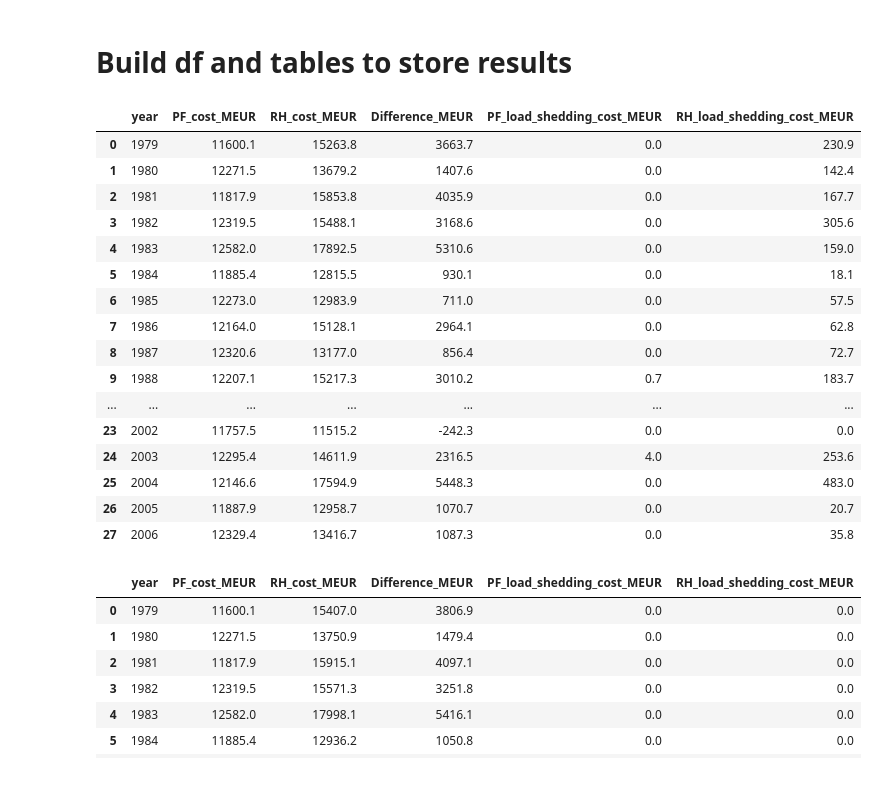
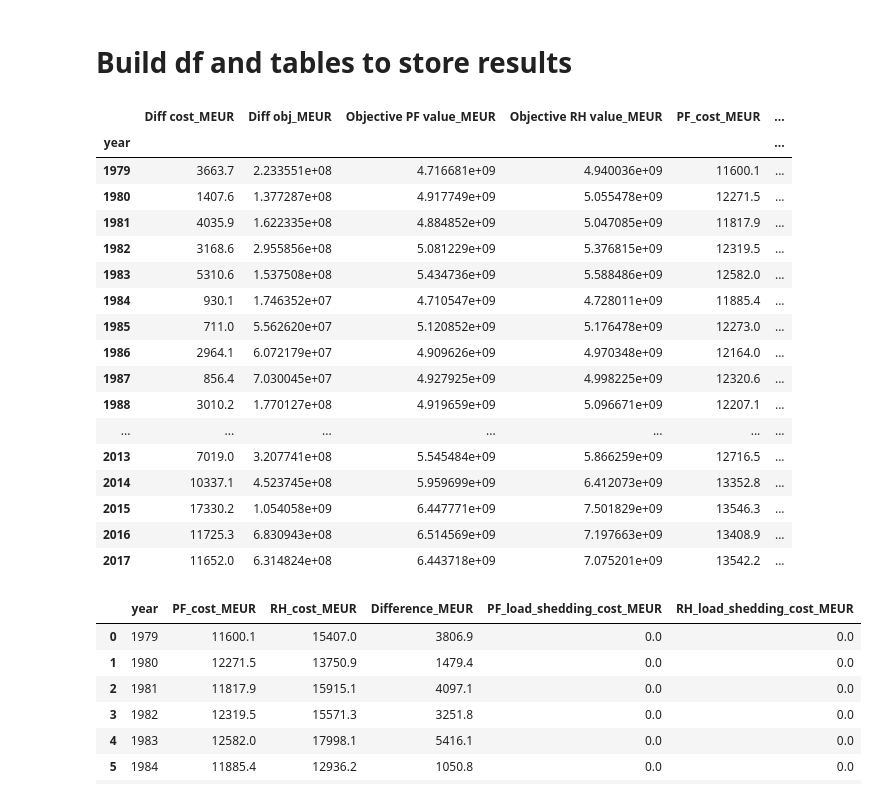
Before and after one commit to jonathangadfelt/MSc-thesis-Jonathan-Gadfelt, a Jupyter notebook: RLH_results.ipynb, the cells around one changed output. Cells and saved outputs as stored; diff of their text form; code cells hidden in the pictures.

```diff
--- a/RLH_results.ipynb
+++ b/RLH_results.ipynb
@@ -103,7 +82,7 @@ AttributeError: 'Network' object has no attribute '_rolling_runs'
 # Results storage
 results = []
 
-for year in weather_years[:28]:  # Limiting to first 28 years for quicker testing
+for year in weather_years:  # Limiting to first 28 years for quicker testing
     pf_net = networks_pf[year]
     rh_net = networks_rh[year]
 
@@ -115,52 +94,58 @@ for year in weather_years[:28]:  # Limiting to first 28 years for quicker testin
     diff = rh_cost - pf_cost
 
     # Load shedding cost for RH model
     if "load shedding" in rh_net.generators.index:
         ls_dispatch_rh = rh_net.generators_t.p["load shedding"]
         ls_cost_rh = rh_net.generators.at["load shedding", "marginal_cost"]
         ls_total_cost_rh = (ls_dispatch_rh * ls_cost_rh).sum() / 1e6
     else:
         ls_total_cost_rh = 0.0
 
     # Load shedding cost for PF model
     if "load shedding" in pf_net.generators.index:
         ls_dispatch_pf = pf_net.generators_t.p["load shedding"]
         ls_cost_pf = pf_net.generators.at["load shedding", "marginal_cost"]
         ls_total_cost_pf = (ls_dispatch_pf * ls_cost_pf).sum() / 1e6
     else:
         ls_total_cost_pf = 0.0
 
     results.append({
         'year': year,
-        #'Objective value_MEUR': round(pf_net.objective, 1),
+        'Objective PF value_MEUR': round(pf_net.objective, 6),
         #'RH_objective_value_MEUR': round(rh_net., 1),
         'PF_cost_MEUR': round(pf_cost, 1),
         'RH_cost_MEUR': round(rh_cost, 1),
-        'Difference_MEUR': round(diff, 1),
+        'Diff cost_MEUR': round(diff, 1),
         'PF_load_shedding_cost_MEUR': round(ls_total_cost_pf, 1),
         'RH_load_shedding_cost_MEUR': round(ls_total_cost_rh, 1)
     })
 
 results_df = pd.DataFrame(results)
+obj_rh = pd.read_csv("rolling_objectives_N_RH_w-2017_d-2019_h-2007_ESP_0BS_hSPC.nc.csv")
+results_df['Objective RH value_MEUR'] = (obj_rh['total objective']).round(6)
+results_df["Diff obj_MEUR"] = (results_df['Objective RH value_MEUR'] - results_df['Objective PF value_MEUR']).round(8)
+results_df = results_df[sorted(results_df.columns)]
+results_df = results_df.set_index('year')
 results_df
 # %% [output]
-|  | year | PF_cost_MEUR | RH_cost_MEUR | Difference_MEUR | PF_load_shedding_cost_MEUR | RH_load_shedding_cost_MEUR |
-| 0 | 1979 | 11600.1 | 15263.8 | 3663.7 | 0.0 | 230.9 |
-| 1 | 1980 | 12271.5 | 13679.2 | 1407.6 | 0.0 | 142.4 |
-| 2 | 1981 | 11817.9 | 15853.8 | 4035.9 | 0.0 | 167.7 |
-| 3 | 1982 | 12319.5 | 15488.1 | 3168.6 | 0.0 | 305.6 |
-| 4 | 1983 | 12582.0 | 17892.5 | 5310.6 | 0.0 | 159.0 |
-| 5 | 1984 | 11885.4 | 12815.5 | 930.1 | 0.0 | 18.1 |
-| 6 | 1985 | 12273.0 | 12983.9 | 711.0 | 0.0 | 57.5 |
-| 7 | 1986 | 12164.0 | 15128.1 | 2964.1 | 0.0 | 62.8 |
-| 8 | 1987 | 12320.6 | 13177.0 | 856.4 | 0.0 | 72.7 |
-| 9 | 1988 | 12207.1 | 15217.3 | 3010.2 | 0.7 | 183.7 |
+|  | Diff cost_MEUR | Diff obj_MEUR | Objective PF value_MEUR | Objective RH value_MEUR | PF_cost_MEUR | ... |
+| year |  |  |  |  |  | ... |
+| 1979 | 3663.7 | 2.233551e+08 | 4.716681e+09 | 4.940036e+09 | 11600.1 | ... |
+| 1980 | 1407.6 | 1.377287e+08 | 4.917749e+09 | 5.055478e+09 | 12271.5 | ... |
+| 1981 | 4035.9 | 1.622335e+08 | 4.884852e+09 | 5.047085e+09 | 11817.9 | ... |
+| 1982 | 3168.6 | 2.955856e+08 | 5.081229e+09 | 5.376815e+09 | 12319.5 | ... |
+| 1983 | 5310.6 | 1.537508e+08 | 5.434736e+09 | 5.588486e+09 | 12582.0 | ... |
+| 1984 | 930.1 | 1.746352e+07 | 4.710547e+09 | 4.728011e+09 | 11885.4 | ... |
+| 1985 | 711.0 | 5.562620e+07 | 5.120852e+09 | 5.176478e+09 | 12273.0 | ... |
+| 1986 | 2964.1 | 6.072179e+07 | 4.909626e+09 | 4.970348e+09 | 12164.0 | ... |
+| 1987 | 856.4 | 7.030045e+07 | 4.927925e+09 | 4.998225e+09 | 12320.6 | ... |
+| 1988 | 3010.2 | 1.770127e+08 | 4.919659e+09 | 5.096671e+09 | 12207.1 | ... |
 | ... | ... | ... | ... | ... | ... | ... |
-| 23 | 2002 | 11757.5 | 11515.2 | -242.3 | 0.0 | 0.0 |
-| 24 | 2003 | 12295.4 | 14611.9 | 2316.5 | 4.0 | 253.6 |
-| 25 | 2004 | 12146.6 | 17594.9 | 5448.3 | 0.0 | 483.0 |
-| 26 | 2005 | 11887.9 | 12958.7 | 1070.7 | 0.0 | 20.7 |
-| 27 | 2006 | 12329.4 | 13416.7 | 1087.3 | 0.0 | 35.8 |
+| 2013 | 7019.0 | 3.207741e+08 | 5.545484e+09 | 5.866259e+09 | 12716.5 | ... |
+| 2014 | 10337.1 | 4.523745e+08 | 5.959699e+09 | 6.412073e+09 | 13352.8 | ... |
+| 2015 | 17330.2 | 1.054058e+09 | 6.447771e+09 | 7.501829e+09 | 13546.3 | ... |
+| 2016 | 11725.3 | 6.830943e+08 | 6.514569e+09 | 7.197663e+09 | 13408.9 | ... |
+| 2017 | 11652.0 | 6.314824e+08 | 6.443718e+09 | 7.075201e+09 | 13542.2 | ... |
 # %%
 " MED STORT L i Load shedding "
 
```
Also changed, not shown: parts of 36 cells of this notebook, 2 other files.
